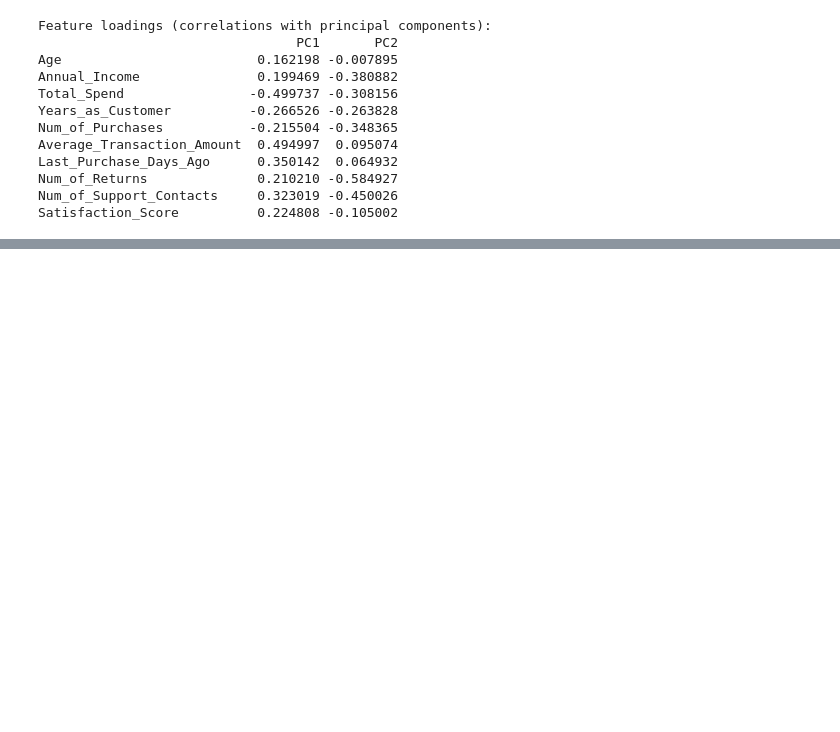
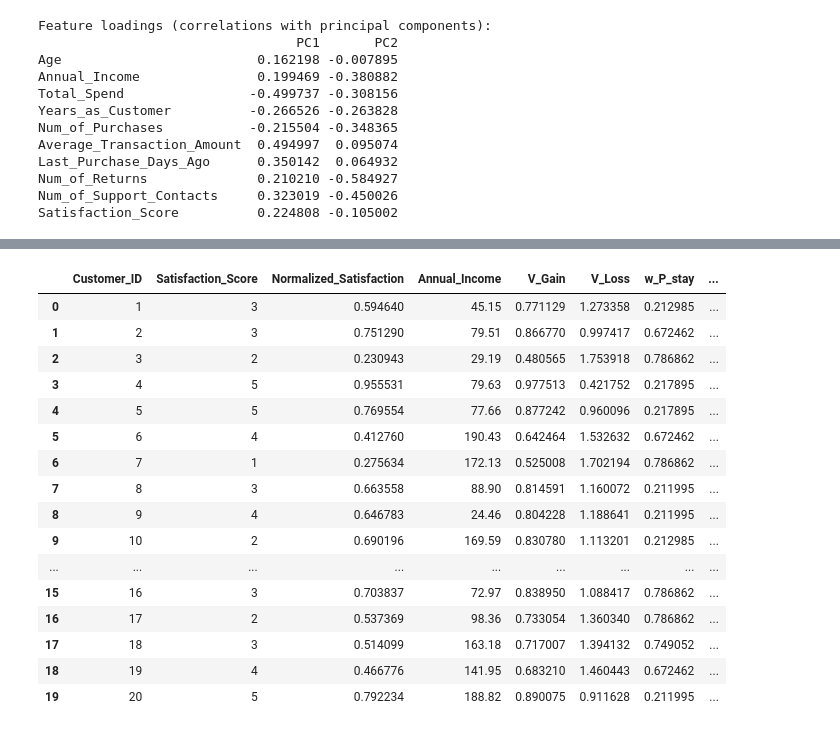
Before and after one commit to mehalyna/nlp-fuzzy, a Jupyter notebook: src/churn-retail.ipynb, the cells around one changed output, grey strips where cells are left out. Cells and saved outputs as stored; diff of their text form; code cells hidden in the pictures; blank space fills up the shorter version.

Commit message:
upd churn

```diff
--- a/src/churn-retail.ipynb
+++ b/src/churn-retail.ipynb
@@ -218,0 +337,74 @@ Satisfaction_Score          0.224808 -0.105002
+# %%
+# Parameters based on typical Prospect Theory values (can be calibrated later)
+alpha = 0.5      # sensitivity parameter for gains
+beta = 0.5       # sensitivity parameter for losses
+lambda_ = 2.0    # loss aversion coefficient (typical range: 2.0 - 2.5)
+gamma = 0.61      # parameter for probability weighting function
+
+# Probability weighting function based on CPT
+def weighting_function(p, gamma):
+    return np.exp(-(-np.log(p))**gamma)
+
+# Calculate normalized satisfaction score (reference point)
+# df['Normalized_Satisfaction'] = df['Satisfaction_Score'] / df['Satisfaction_Score'].max()
+df['Normalized_Satisfaction'] = (( df['Satisfaction_Score'] / df['Satisfaction_Score'].max()
+                                 + df['Total_Spend'] / df['Total_Spend'].max() ) / 2 ).clip(lower=0)
+
+# Estimate probability of churn from data
+# churn_prob = df['Target_Churn'].mean()
+# stay_prob = 1 - churn_prob
+
+churn_total = df['Target_Churn'].mean()
+stay_total = 1 - churn_total
+print(f'Churn total: {churn_total}, Stay total: {stay_total}')
+
+# Churn for each Segment
+mean_churn_dict = df.groupby('Segment_Characteristic')['Target_Churn'].mean().to_dict()
+
+def calculate_w_P_stay(segment):
+    churn_value = mean_churn_dict.get(segment, 0)  # Get the segment churn value
+    stay_prob = 1 - churn_value
+    return weight_p(stay_prob, stay_total)  # Example calculation: probability of staying
+
+def calculate_w_P_churn(segment):
+    churn_value = mean_churn_dict.get(segment, 0)  # Get the segment churn value
+    return weight_p(churn_value, churn_total)  # Example calculation: probability of staying
+
+
+# Apply probability weighting
+df['w_P_stay'] = df['Segment_Characteristic'].map(calculate_w_P_stay)
+df['w_P_churn'] = df['Segment_Characteristic'].map(calculate_w_P_churn)
+
+
+
+# Compute value functions for Gain and Loss based on Satisfaction_Score
+df['V_Gain'] = (df['Normalized_Satisfaction'] ** alpha)
+df['V_Loss'] = lambda_ * ((1 - df['Normalized_Satisfaction']) ** beta)
+
+
+# Calculate Customer Utility based on CPT formula
+df['Customer_Utility'] = (df['w_P_stay'] * df['V_Gain']) - (df['w_P_churn'] * df['V_Loss'])
+
+# Display the results clearly (first 10 customers)
+display_columns = [ 'Customer_ID', 'Satisfaction_Score', 'Normalized_Satisfaction',
+                   'Annual_Income', 'V_Gain', 'V_Loss', 'w_P_stay', 'w_P_churn',
+                   'Segment', 'Customer_Utility', 'Target_Churn']
+
+# Displaying the calculated utilities
+print("Customer Utility Function based on CPT (first 20 rows):")
+display(df[display_columns].head(20))
+
+
+
+from sklearn.metrics import confusion_matrix
+
+df['Customer_Utility_binary'] = df['Customer_Utility'] > 0
+df['Customer_Utility_binary'] = df['Customer_Utility_binary'].astype(int)  # Convert to 0/1
+# df['b_numeric'] = df['b'].astype(int)
+
+cm = confusion_matrix(df['Target_Churn_Int'], df['Customer_Utility_binary'])
+print("Confusion Matrix:\n", cm)
+print((df['Customer_Utility'] < 0).sum())
+print(((df['Customer_Utility'] < 0) & (df['Target_Churn_Int'] == 1)).sum())
+print(((df['Customer_Utility'] < 0) & (df['Target_Churn'] == True)).sum())
+# %% [output]
@@ -218,0 +413,17 @@ Satisfaction_Score          0.224808 -0.105002
+|  | Customer_ID | Satisfaction_Score | Normalized_Satisfaction | Annual_Income | V_Gain | V_Loss | w_P_stay | ... |
+| 0 | 1 | 3 | 0.594640 | 45.15 | 0.771129 | 1.273358 | 0.212985 | ... |
+| 1 | 2 | 3 | 0.751290 | 79.51 | 0.866770 | 0.997417 | 0.672462 | ... |
+| 2 | 3 | 2 | 0.230943 | 29.19 | 0.480565 | 1.753918 | 0.786862 | ... |
+| 3 | 4 | 5 | 0.955531 | 79.63 | 0.977513 | 0.421752 | 0.217895 | ... |
+| 4 | 5 | 5 | 0.769554 | 77.66 | 0.877242 | 0.960096 | 0.217895 | ... |
+| 5 | 6 | 4 | 0.412760 | 190.43 | 0.642464 | 1.532632 | 0.672462 | ... |
+| 6 | 7 | 1 | 0.275634 | 172.13 | 0.525008 | 1.702194 | 0.786862 | ... |
+| 7 | 8 | 3 | 0.663558 | 88.90 | 0.814591 | 1.160072 | 0.211995 | ... |
+| 8 | 9 | 4 | 0.646783 | 24.46 | 0.804228 | 1.188641 | 0.211995 | ... |
+| 9 | 10 | 2 | 0.690196 | 169.59 | 0.830780 | 1.113201 | 0.212985 | ... |
+| ... | ... | ... | ... | ... | ... | ... | ... | ... |
+| 15 | 16 | 3 | 0.703837 | 72.97 | 0.838950 | 1.088417 | 0.786862 | ... |
+| 16 | 17 | 2 | 0.537369 | 98.36 | 0.733054 | 1.360340 | 0.786862 | ... |
+| 17 | 18 | 3 | 0.514099 | 163.18 | 0.717007 | 1.394132 | 0.749052 | ... |
+| 18 | 19 | 4 | 0.466776 | 141.95 | 0.683210 | 1.460443 | 0.672462 | ... |
+| 19 | 20 | 5 | 0.792234 | 188.82 | 0.890075 | 0.911628 | 0.211995 | ... |
```
Also changed, not shown: parts of 5 cells of this notebook, 1 other file.
